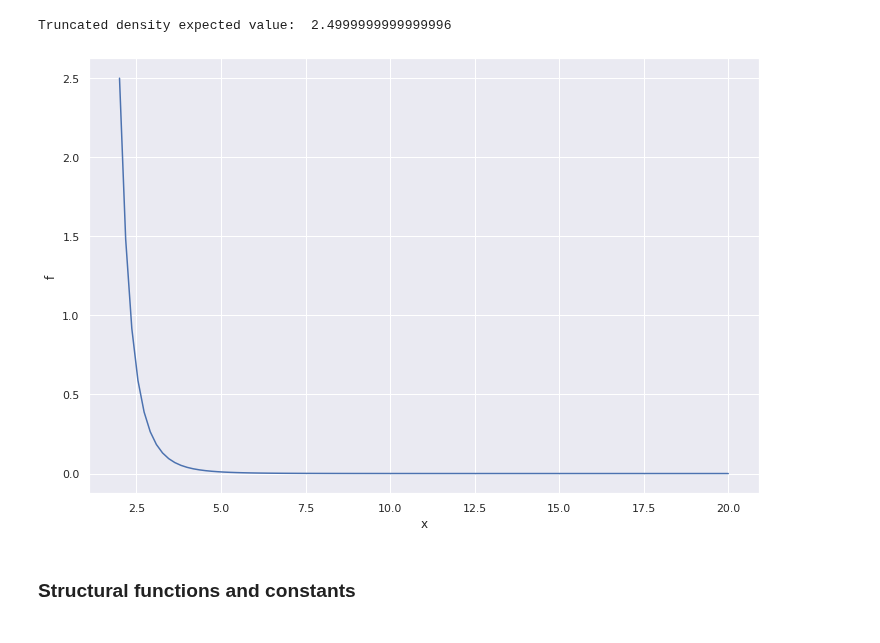
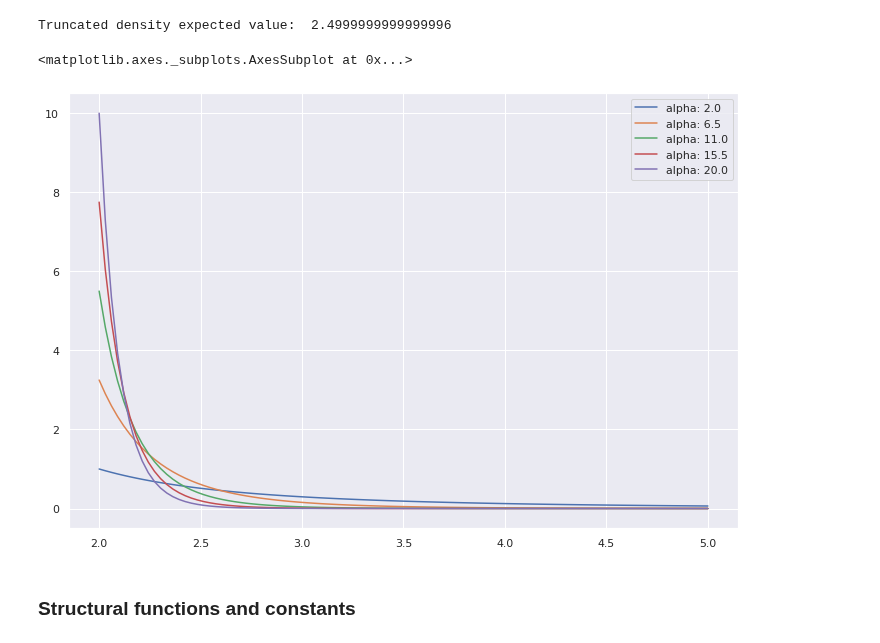
Before and after one commit to NoFishLikeIan/tinbergen, a Jupyter notebook: homework/macro_three/Labour market competition under heterogeneity.ipynb, the cells around one changed output. Drawn from its saved outputs; the diff is of its cells as text; code cells hidden in the pictures.

Commit message:
👩‍🎨 pretty plots and equilibrium description

```diff
--- a/homework/macro_three/Labour market competition under heterogeneity.ipynb
+++ b/homework/macro_three/Labour market competition under heterogeneity.ipynb
@@ -53,14 +54,20 @@ expected_value = dens.E
 print("Truncated density expected value: ", expected_value)
 # %% [output]
 Truncated density expected value:  2.4999999999999996
-# %%
-support = np.linspace(dens.L, 20, 100)
-density_values = np.vectorize(dens.pdf)(support)
-
-lineplot(support, density_values, ["x", "f"])
-plt.show()
-# %% [output]
-[figure, removed]
+# %%
+support = np.linspace(dens.L, 5, 100)
+alphas = np.linspace(2, 20, 5)
+
+df = pd.DataFrame(index=support)
+for alpha in alphas:
+    density = BoundedParetoDensity(alpha=alpha, L=dens.L)
+    ys = [density.pdf(x) for x in support]
+    df[f'alpha: {alpha}'] = ys
+
+df.plot()
+# %% [output]
+<matplotlib.axes._subplots.AxesSubplot at 0x...>
+[figure, added]
 # %% [markdown]
 ### Structural functions and constants
 # %%
```
Also changed, not shown: parts of 19 cells of this notebook.
